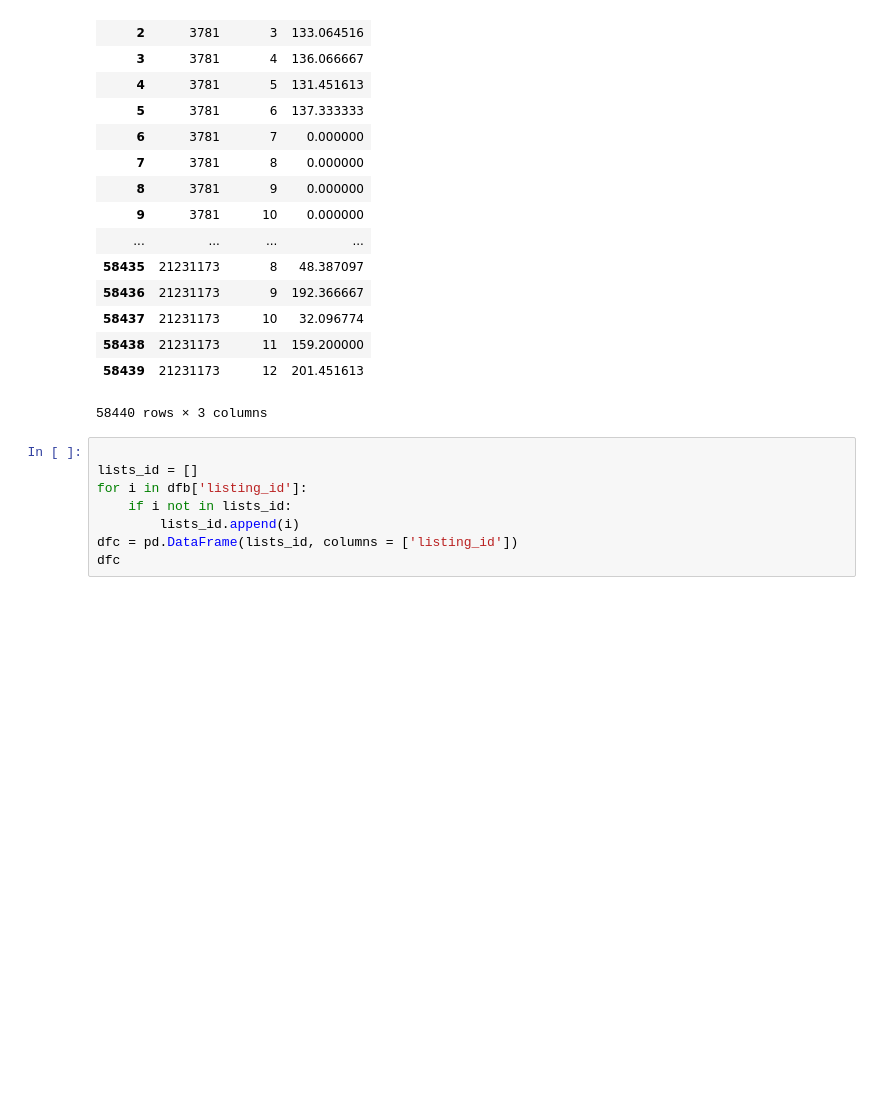
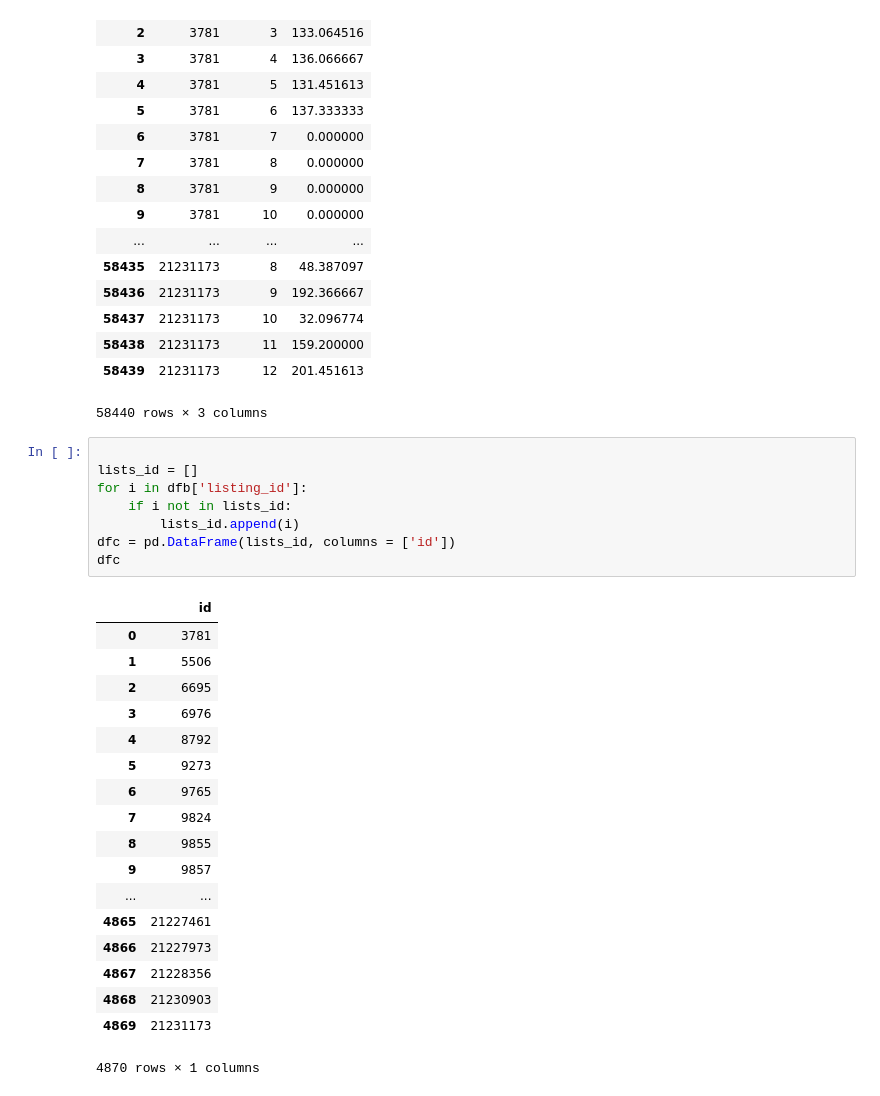
Before and after one commit to kzhang49/Hainan-Chicken, a Jupyter notebook: Airbnb.ipynb, the cells around one changed output. Saved outputs shown, nothing was run; the diff lists cells and outputs as text; blank space fills up the shorter version.

```diff
--- a/Airbnb.ipynb
+++ b/Airbnb.ipynb
@@ -56,11 +56,30 @@ dfb
 # %%
 
 lists_id = []
 for i in dfb['listing_id']:
     if i not in lists_id:
         lists_id.append(i)
-dfc = pd.DataFrame(lists_id, columns = ['listing_id'])
+dfc = pd.DataFrame(lists_id, columns = ['id'])
 dfc
+# %% [output]
+|  | id |
+| 0 | 3781 |
+| 1 | 5506 |
+| 2 | 6695 |
+| 3 | 6976 |
+| 4 | 8792 |
+| 5 | 9273 |
+| 6 | 9765 |
+| 7 | 9824 |
+| 8 | 9855 |
+| 9 | 9857 |
+| ... | ... |
+| 4865 | 21227461 |
+| 4866 | 21227973 |
+| 4867 | 21228356 |
+| 4868 | 21230903 |
+| 4869 | 21231173 |
+4870 rows × 1 columns
 # %%
 def recursive(df, flag):
     price_list = []
```
Also changed, not shown: parts of 7 cells of this notebook, 1 other file.
